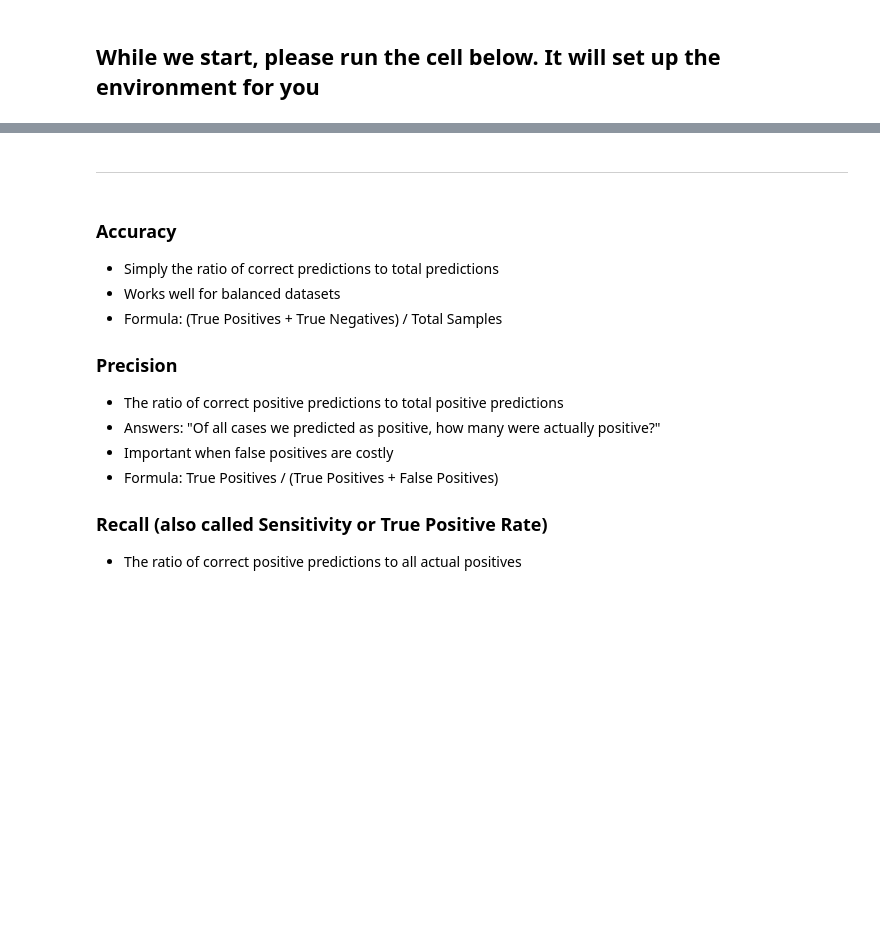
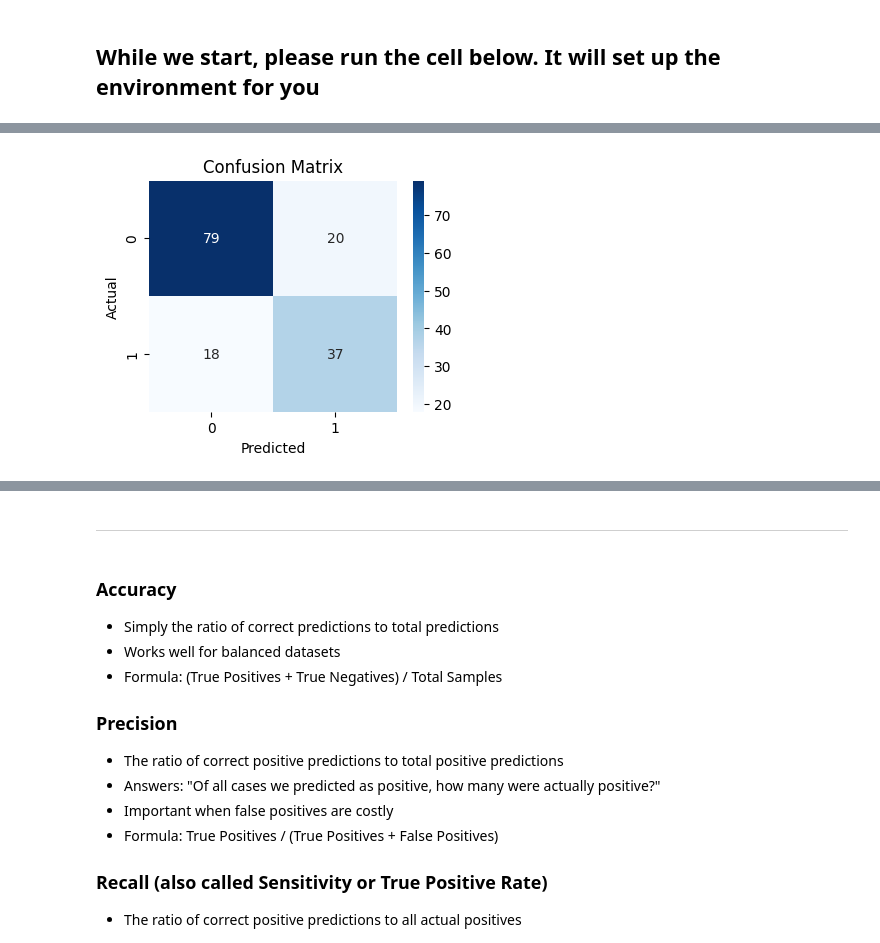
Before and after one commit to mandar-karhade/Medcon2024, a Jupyter notebook: Notebooks/2025_AI_summit_ML_to_use_data2.ipynb, the cells around one changed output, grey strips where cells are left out. Cells and saved outputs as stored; diff of their text form; code cells hidden in the pictures; blank space fills up the shorter version.

```diff
--- a/Notebooks/2025_AI_summit_ML_to_use_data2.ipynb
+++ b/Notebooks/2025_AI_summit_ML_to_use_data2.ipynb
@@ -392,0 +390,82 @@ ValueError: The waterfall plot can currently only plot a single explanation, but
+# %%
+# Load the dataset (assuming we have a CSV file named 'diabetes_data.csv')
+data = pd.read_csv('diabetes_data.csv')
+
+# Display basic information about the dataset
+print(data.info())
+print("\nSample data:")
+print_nice_table(data, max_rows=20)
+
+# Separate features and target
+X = data.drop('Outcome', axis=1)
+y = data['Outcome']
+
+# Split the data into training and testing sets
+X_train, X_test, y_train, y_test = train_test_split(X, y, test_size=0.2, random_state=42)
+
+# Preprocess the data
+scaler = StandardScaler()
+X_train_scaled = scaler.fit_transform(X_train)
+X_test_scaled = scaler.transform(X_test)
+
+# Train a Logistic Regression model (instead of Linear Regression)
+linear_classifier = LogisticRegression()
+linear_classifier.fit(X_train_scaled, y_train)
+
+# Make predictions using the Logistic Regression model
+y_pred = linear_classifier.predict(X_test_scaled) # Use linear_classifier for predictions
+
+# Evaluate the model
+accuracy = accuracy_score(y_test, y_pred)
+print(f"\nAccuracy: {accuracy:.2f}")
+
+print("\nClassification Report:")
+report = classification_report(y_test, y_pred, output_dict = True)
+df_report = pd.DataFrame(report)
+df_report = df_report.round(3)
+print_nice_table(df_report)
+print("\n" + "-"*100)
+
+
+# Create a confusion matrix
+cm = confusion_matrix(y_test, y_pred, labels=linear_classifier.classes_)
+plt = print_confusion_matrix(cm)
+plt.show()
+plt.close()
+
+
+# Feature importance - using coefficients for Logistic Regression
+# Note: This is different from feature importance in tree-based models
+feature_importance = pd.DataFrame({
+    'feature': X.columns,
+    'importance': np.round(linear_classifier.coef_[0], decimals=4) # Access coefficients
+}).sort_values('importance', ascending=False)
+
+print("\nFeature Importance (Logistic Regression Coefficients):")
+print_nice_table(feature_importance)
+
+plt.figure(figsize=(8, 5))
+ax = sns.barplot(x='importance', y='feature', data=feature_importance)
+
+for i, v in enumerate(feature_importance['importance']):
+    ax.text(v, i, f' {v:.4f}', va='center')
+
+plt.title('Feature Importance (Logistic Regression Coefficients)')
+plt.tight_layout()
+plt.savefig('feature_importance_logistic.png') # Save with a different name
+plt.close()
+
+plot_beeswarm_shap(linear_classifier, X)
+
+# Feature importance
+for i in (20, 22, 24, 26):
+  print(f"{'-'*100} \nfeature importance for observation {i}")
+  plt = plot_waterfall_shap(linear_classifier, X, i)
+
+# Save the model
+import joblib
+joblib.dump(linear_classifier, 'diabetes_prediction_model_linear_classifier.joblib')
+print("\nModel saved as 'diabetes_prediction_model_linear_classifier.joblib'")
+
+print("\nExperiment completed successfully!")
+# %% [output]
@@ -392,0 +489 @@ ValueError: The waterfall plot can currently only plot a single explanation, but
+[figure, added]
```
Also changed, not shown: parts of 14 cells of this notebook.
